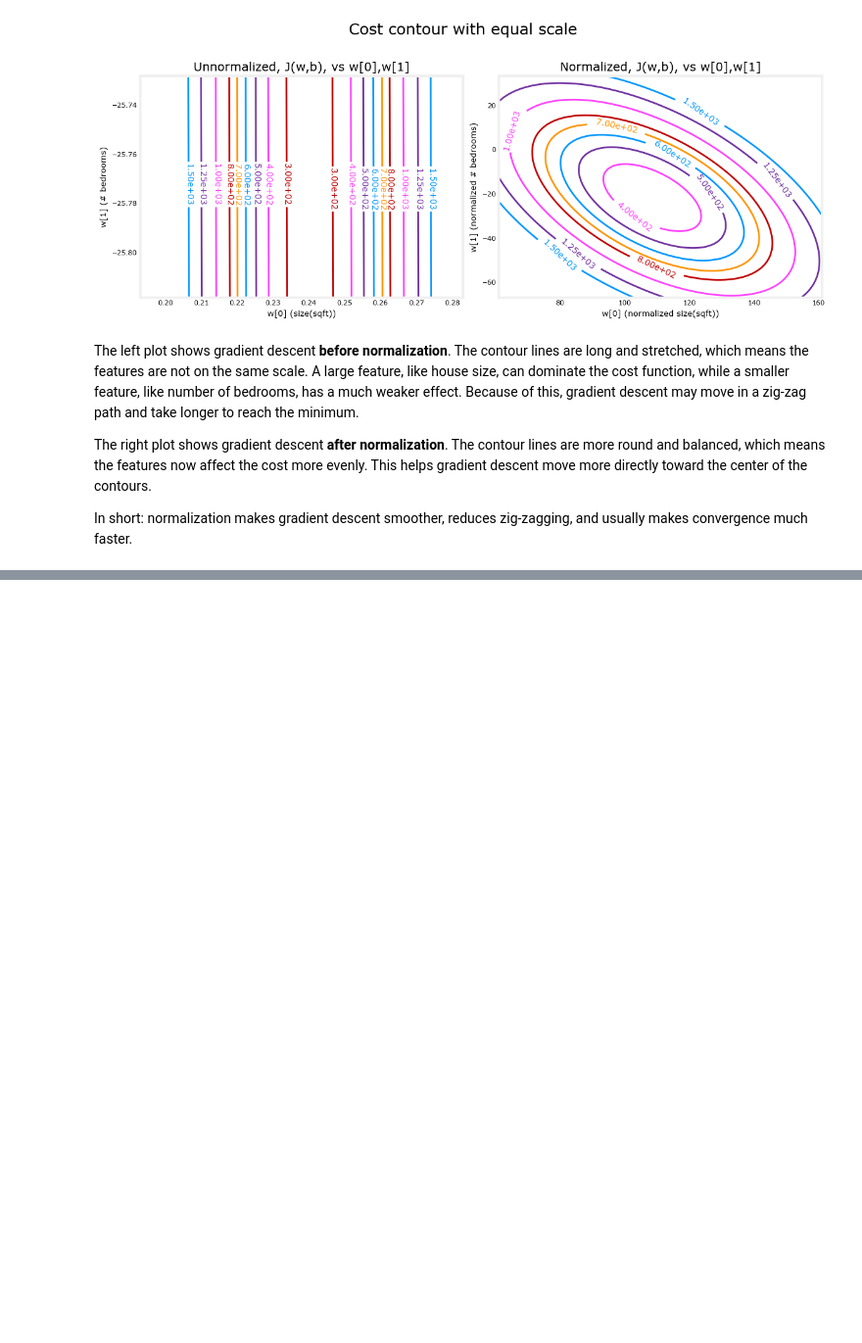
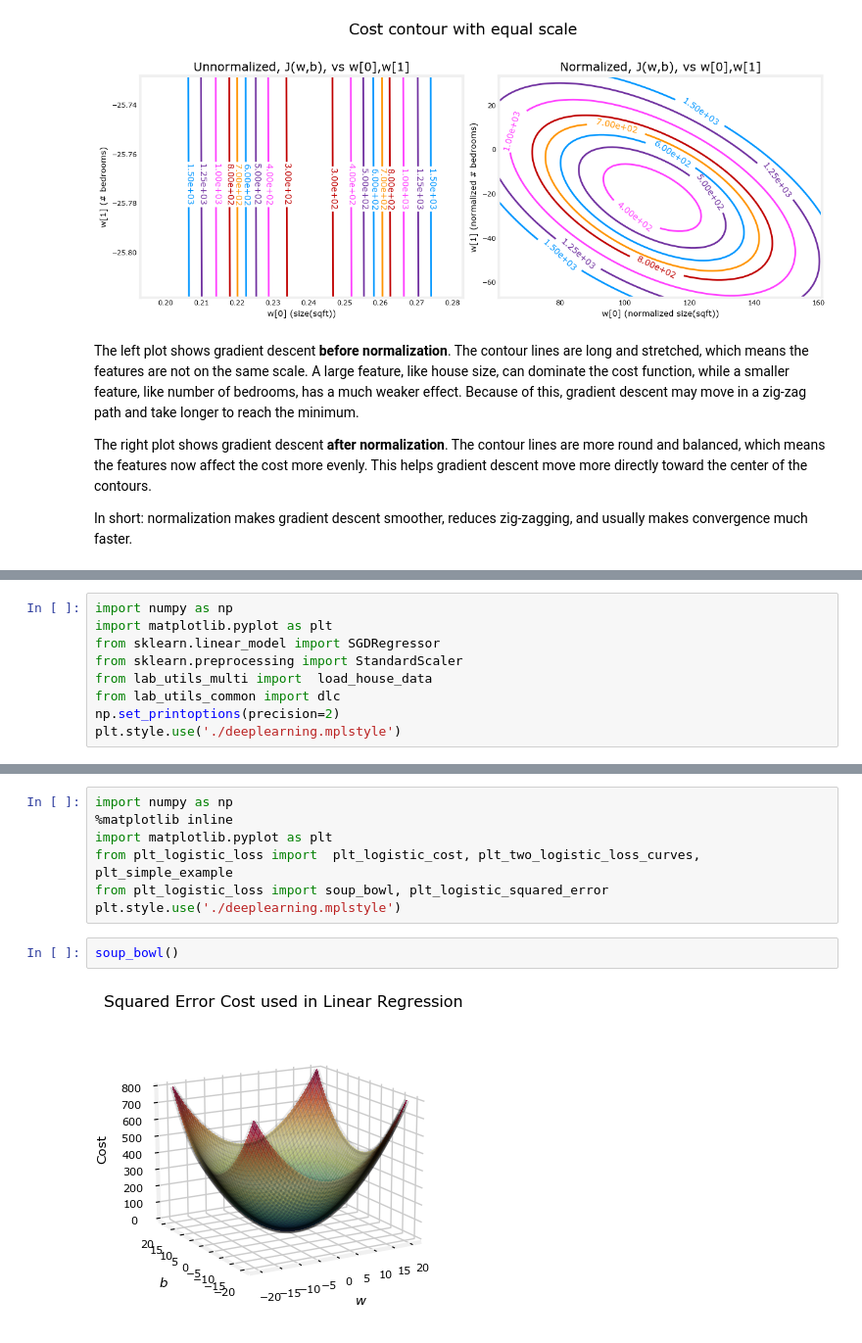
Before and after one commit to Mohamad-Hisham/Supervised-ML-Regression-and-Classification, a Jupyter notebook: Supervised ML Regression and Classification.ipynb, the cells around one changed output, grey strips where cells are left out. Shown at 98% size. Cells and saved outputs as stored; diff of their text form; blank space fills up the shorter version.

```diff
--- a/Supervised ML Regression and Classification.ipynb
+++ b/Supervised ML Regression and Classification.ipynb
@@ -2294,0 +2297,9 @@ In short: normalization makes gradient descent smoother, reduces zig-zagging, an
+# %%
+import numpy as np
+import matplotlib.pyplot as plt
+from sklearn.linear_model import SGDRegressor
+from sklearn.preprocessing import StandardScaler
+from lab_utils_multi import  load_house_data
+from lab_utils_common import dlc
+np.set_printoptions(precision=2)
+plt.style.use('./deeplearning.mplstyle')
@@ -2294,0 +2848,11 @@ In short: normalization makes gradient descent smoother, reduces zig-zagging, an
+# %%
+import numpy as np
+%matplotlib inline
+import matplotlib.pyplot as plt
+from plt_logistic_loss import  plt_logistic_cost, plt_two_logistic_loss_curves, plt_simple_example
+from plt_logistic_loss import soup_bowl, plt_logistic_squared_error
+plt.style.use('./deeplearning.mplstyle')
+# %%
+soup_bowl()
+# %% [output]
+[figure, added]
```
Also changed, not shown: parts of 62 cells of this notebook, 22 other files.
